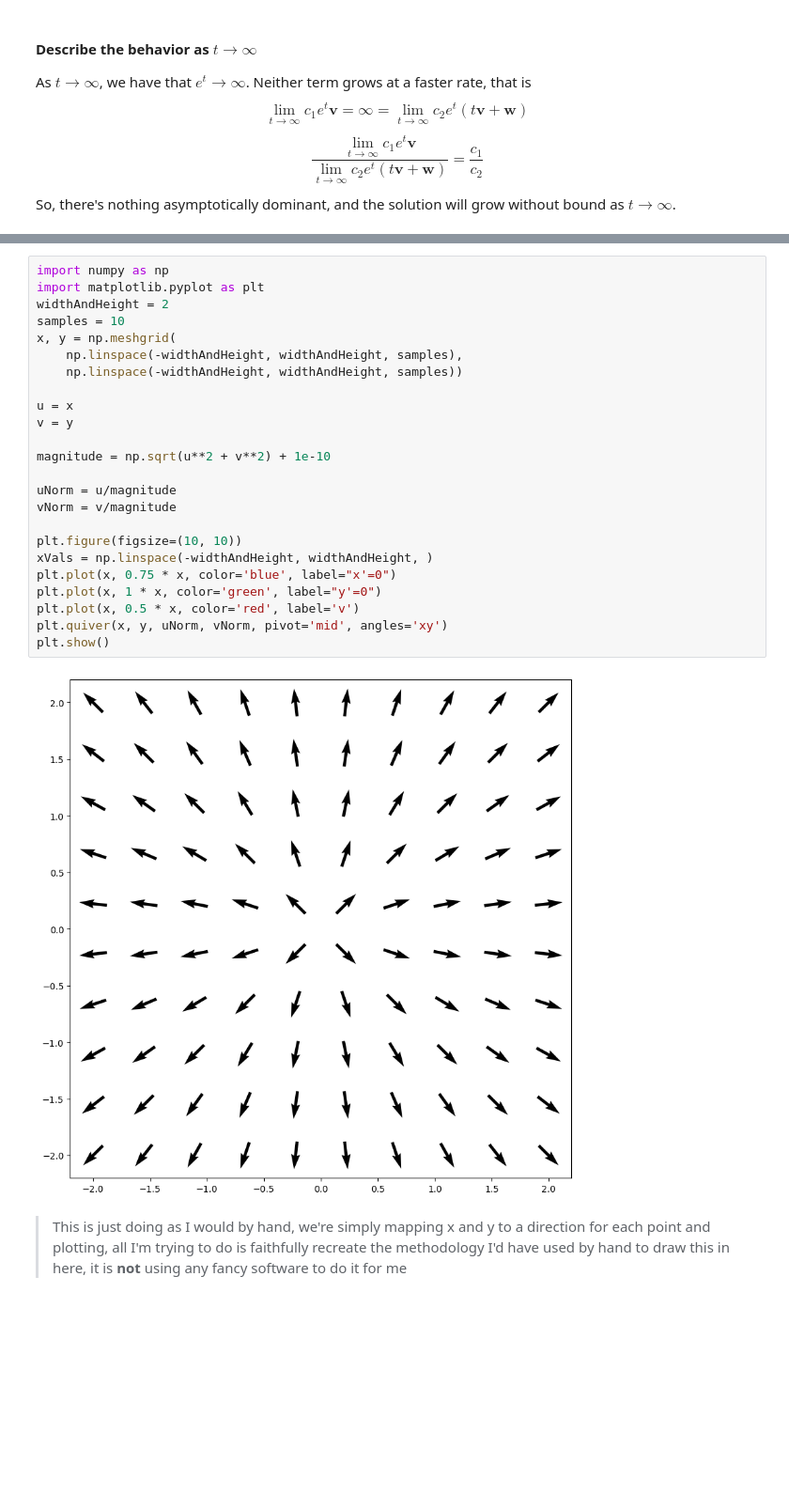
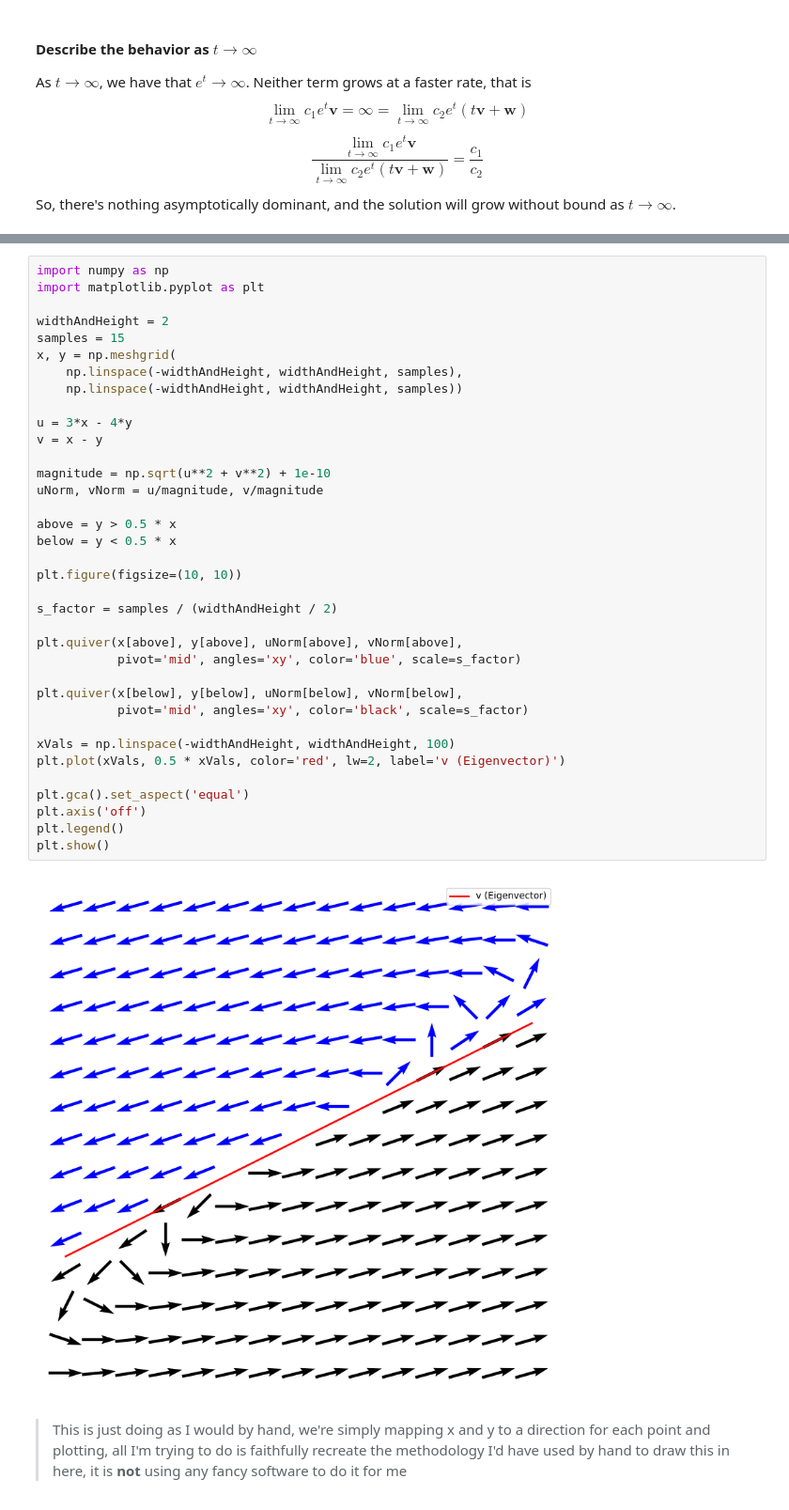
Before and after one commit to MeVsTheVoices/MATH675, a Jupyter notebook: Homework-4.ipynb, the cells around one changed output, grey strips where cells are left out. Shown at 94% size. Saved outputs shown, nothing was run; the diff lists cells and outputs as text; blank space fills up the shorter version.

```diff
--- a/Homework-4.ipynb
+++ b/Homework-4.ipynb
@@ -54,29 +62,41 @@ And our eigendirection is $y=\frac{1}{2}x$
 # %%
 import numpy as np
 import matplotlib.pyplot as plt
+
 widthAndHeight = 2
-samples = 10
+samples = 15
 x, y = np.meshgrid(
     np.linspace(-widthAndHeight, widthAndHeight, samples),
     np.linspace(-widthAndHeight, widthAndHeight, samples))
 
-u = x
-v = y
+u = 3*x - 4*y
+v = x - y
 
 magnitude = np.sqrt(u**2 + v**2) + 1e-10
+uNorm, vNorm = u/magnitude, v/magnitude
 
-uNorm = u/magnitude
-vNorm = v/magnitude
+above = y > 0.5 * x
+below = y < 0.5 * x
 
 plt.figure(figsize=(10, 10))
-xVals = np.linspace(-widthAndHeight, widthAndHeight, )
-plt.plot(x, 0.75 * x, color='blue', label="x'=0")
-plt.plot(x, 1 * x, color='green', label="y'=0")
-plt.plot(x, 0.5 * x, color='red', label='v')
-plt.quiver(x, y, uNorm, vNorm, pivot='mid', angles='xy')
+
+s_factor = samples / (widthAndHeight / 2)
+
+plt.quiver(x[above], y[above], uNorm[above], vNorm[above],
+           pivot='mid', angles='xy', color='blue', scale=s_factor)
+
+plt.quiver(x[below], y[below], uNorm[below], vNorm[below],
+           pivot='mid', angles='xy', color='black', scale=s_factor)
+
+xVals = np.linspace(-widthAndHeight, widthAndHeight, 100)
+plt.plot(xVals, 0.5 * xVals, color='red', lw=2, label='v (Eigenvector)')
+
+plt.gca().set_aspect('equal')
+plt.axis('off')
+plt.legend()
 plt.show()
 # %% [output]
-[figure, old version]
+[figure, new version]
 # %% [markdown]
 > This is just doing as I would by hand, we're simply mapping x and y to a direction for each point and plotting, all I'm trying to do is faithfully recreate the methodology I'd have used by hand to draw this in here, it is **not** using any fancy software to do it for me
 # %% [markdown]
```
Also changed, not shown: parts of 9 cells of this notebook.
